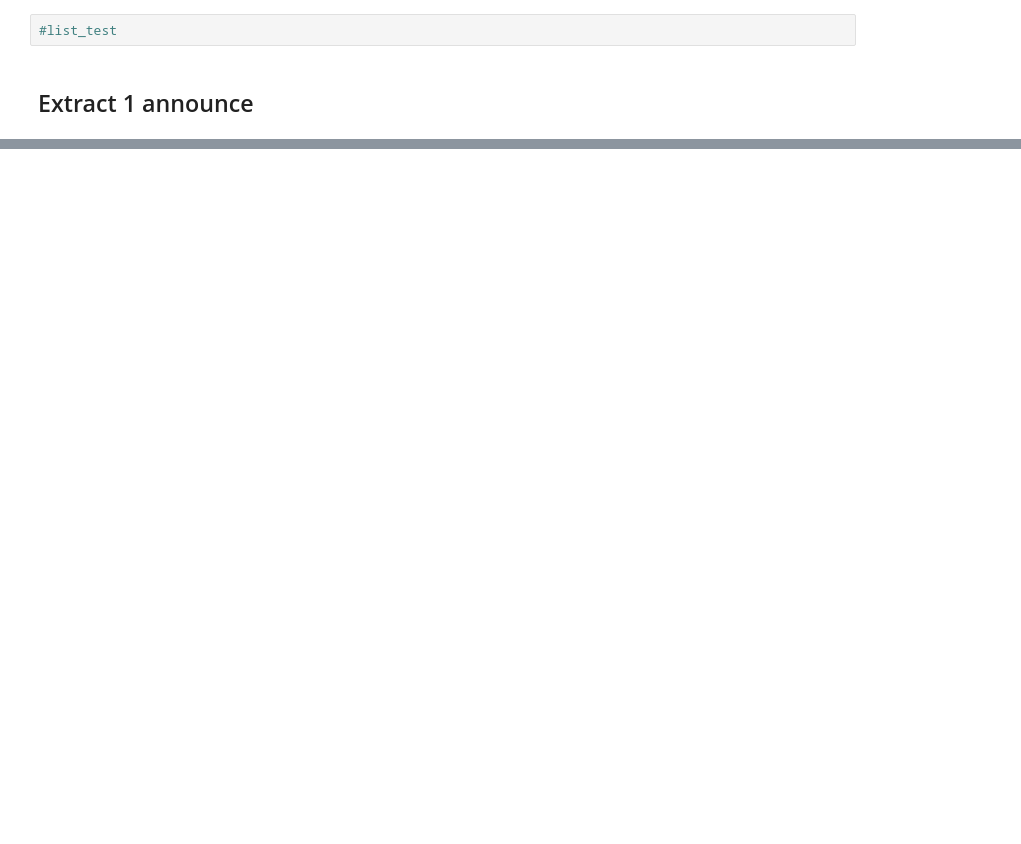
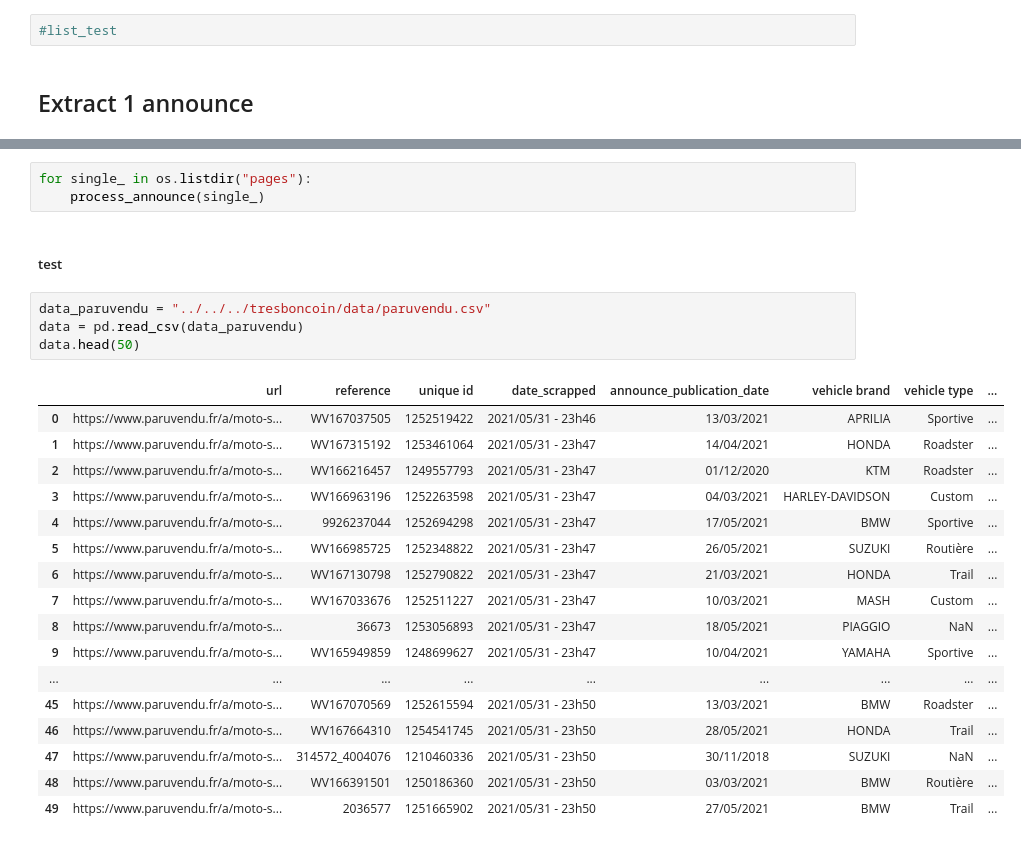
Before and after one commit to AnthonyDF/tresboncoin, a Jupyter notebook: notebooks/victor/paruvendu/paruvendu.ipynb, the cells around one changed output, grey strips where cells are left out. Saved outputs shown, nothing was run; the diff lists cells and outputs as text; blank space fills up the shorter version.

```diff
--- a/notebooks/victor/paruvendu/paruvendu.ipynb
+++ b/notebooks/victor/paruvendu/paruvendu.ipynb
@@ -1278,0 +798,27 @@ b'<html><head><title>leboncoin.fr</title><meta property="og:title" content="Rend
+# %%
+for single_ in os.listdir("pages"):
+    process_announce(single_)
+# %% [markdown]
+##### test
+# %%
+data_paruvendu = "../../../tresboncoin/data/paruvendu.csv"
+data = pd.read_csv(data_paruvendu)
+data.head(50)
+# %% [output]
+|  | url | reference | unique id | date_scrapped | announce_publication_date | vehicle brand | vehicle type | ... |
+| 0 | https://www.paruvendu.fr/a/moto-s... | WV167037505 | 1252519422 | 2021/05/31 - 23h46 | 13/03/2021 | APRILIA | Sportive | ... |
+| 1 | https://www.paruvendu.fr/a/moto-s... | WV167315192 | 1253461064 | 2021/05/31 - 23h47 | 14/04/2021 | HONDA | Roadster | ... |
+| 2 | https://www.paruvendu.fr/a/moto-s... | WV166216457 | 1249557793 | 2021/05/31 - 23h47 | 01/12/2020 | KTM | Roadster | ... |
+| 3 | https://www.paruvendu.fr/a/moto-s... | WV166963196 | 1252263598 | 2021/05/31 - 23h47 | 04/03/2021 | HARLEY-DAVIDSON | Custom | ... |
+| 4 | https://www.paruvendu.fr/a/moto-s... | 9926237044 | 1252694298 | 2021/05/31 - 23h47 | 17/05/2021 | BMW | Sportive | ... |
+| 5 | https://www.paruvendu.fr/a/moto-s... | WV166985725 | 1252348822 | 2021/05/31 - 23h47 | 26/05/2021 | SUZUKI | Routière | ... |
+| 6 | https://www.paruvendu.fr/a/moto-s... | WV167130798 | 1252790822 | 2021/05/31 - 23h47 | 21/03/2021 | HONDA | Trail | ... |
+| 7 | https://www.paruvendu.fr/a/moto-s... | WV167033676 | 1252511227 | 2021/05/31 - 23h47 | 10/03/2021 | MASH | Custom | ... |
+| 8 | https://www.paruvendu.fr/a/moto-s... | 36673 | 1253056893 | 2021/05/31 - 23h47 | 18/05/2021 | PIAGGIO | NaN | ... |
+| 9 | https://www.paruvendu.fr/a/moto-s... | WV165949859 | 1248699627 | 2021/05/31 - 23h47 | 10/04/2021 | YAMAHA | Sportive | ... |
+| ... | ... | ... | ... | ... | ... | ... | ... | ... |
+| 45 | https://www.paruvendu.fr/a/moto-s... | WV167070569 | 1252615594 | 2021/05/31 - 23h50 | 13/03/2021 | BMW | Roadster | ... |
+| 46 | https://www.paruvendu.fr/a/moto-s... | WV167664310 | 1254541745 | 2021/05/31 - 23h50 | 28/05/2021 | HONDA | Trail | ... |
+| 47 | https://www.paruvendu.fr/a/moto-s... | 314572_4004076 | 1210460336 | 2021/05/31 - 23h50 | 30/11/2018 | SUZUKI | NaN | ... |
+| 48 | https://www.paruvendu.fr/a/moto-s... | WV166391501 | 1250186360 | 2021/05/31 - 23h50 | 03/03/2021 | BMW | Routière | ... |
+| 49 | https://www.paruvendu.fr/a/moto-s... | 2036577 | 1251665902 | 2021/05/31 - 23h50 | 27/05/2021 | BMW | Trail | ... |
```
Also changed, not shown: parts of 105 cells of this notebook, 1 other file.
